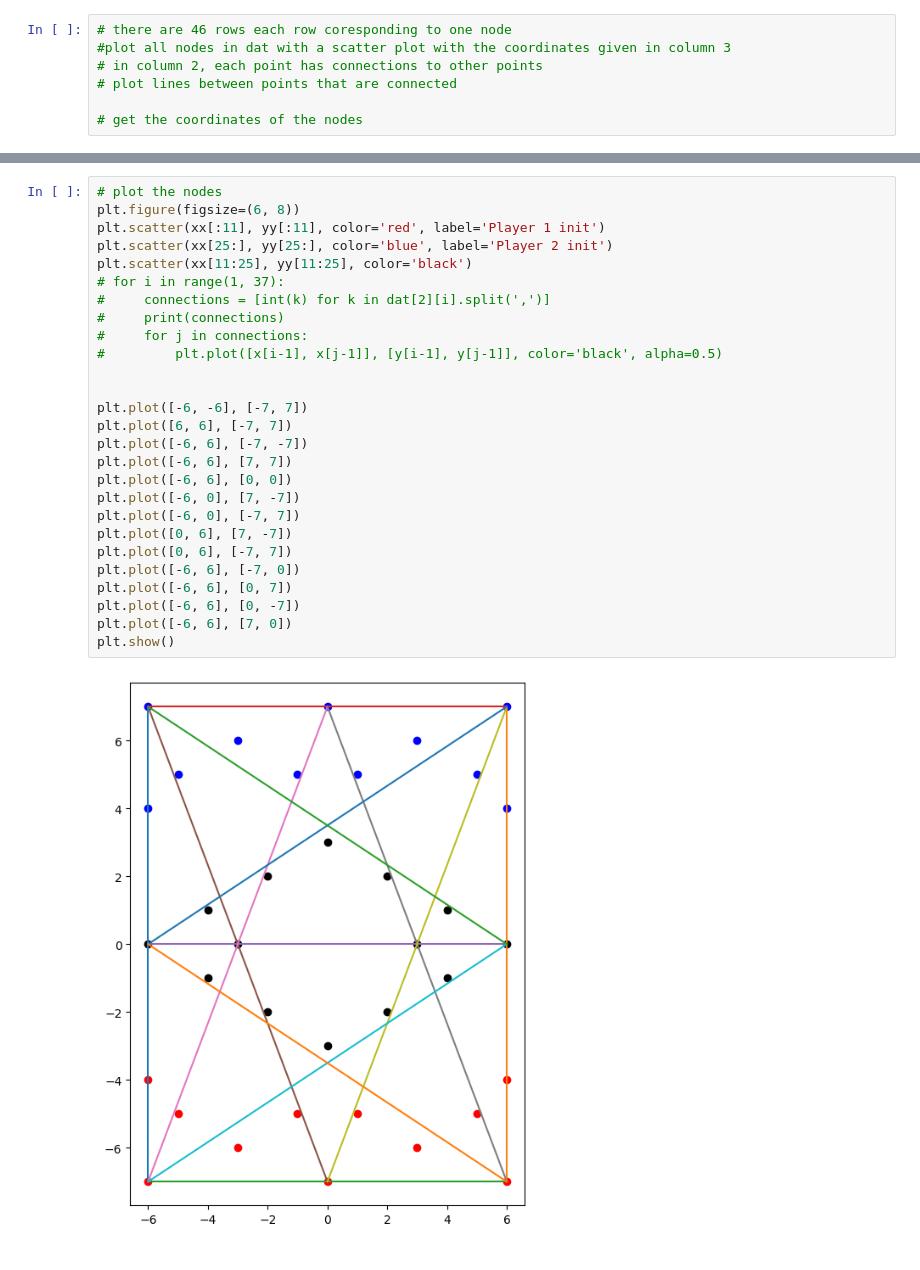
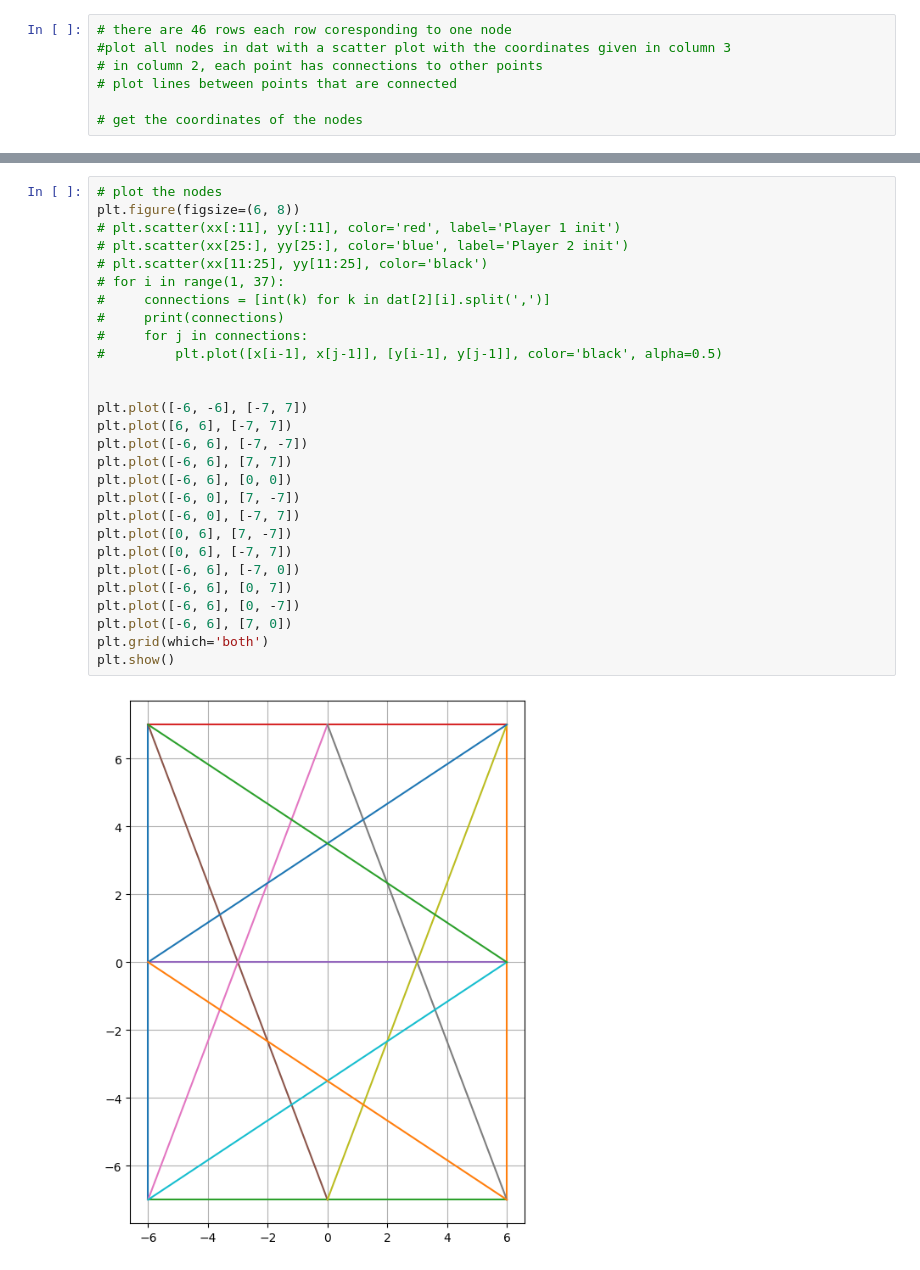
Before and after one commit to DarkWake9/p_checkers, a Jupyter notebook: parts.ipynb, the cells around one changed output, grey strips where cells are left out. Cells and saved outputs as stored; diff of their text form.

```diff
--- a/parts.ipynb
+++ b/parts.ipynb
@@ -59,29 +12,30 @@ Name: 2, dtype: object
 # %%
 # plot the nodes
 plt.figure(figsize=(6, 8))
-plt.scatter(xx[:11], yy[:11], color='red', label='Player 1 init')
-plt.scatter(xx[25:], yy[25:], color='blue', label='Player 2 init')
-plt.scatter(xx[11:25], yy[11:25], color='black')
+# plt.scatter(xx[:11], yy[:11], color='red', label='Player 1 init')
+# plt.scatter(xx[25:], yy[25:], color='blue', label='Player 2 init')
+# plt.scatter(xx[11:25], yy[11:25], color='black')
 # for i in range(1, 37):
 #     connections = [int(k) for k in dat[2][i].split(',')]
 #     print(connections)
 #     for j in connections:
 #         plt.plot([x[i-1], x[j-1]], [y[i-1], y[j-1]], color='black', alpha=0.5)
 
 
 plt.plot([-6, -6], [-7, 7])
 plt.plot([6, 6], [-7, 7])
 plt.plot([-6, 6], [-7, -7])
 plt.plot([-6, 6], [7, 7])
 plt.plot([-6, 6], [0, 0])
 plt.plot([-6, 0], [7, -7])
 plt.plot([-6, 0], [-7, 7])
 plt.plot([0, 6], [7, -7])
 plt.plot([0, 6], [-7, 7])
 plt.plot([-6, 6], [-7, 0])
 plt.plot([-6, 6], [0, 7])
 plt.plot([-6, 6], [0, -7])
 plt.plot([-6, 6], [7, 0])
+plt.grid(which='both')
 plt.show()
 # %% [output]
-[figure, old version]
+[figure, new version]
```
Also changed, not shown: parts of 22 cells of this notebook, 5 other files.
